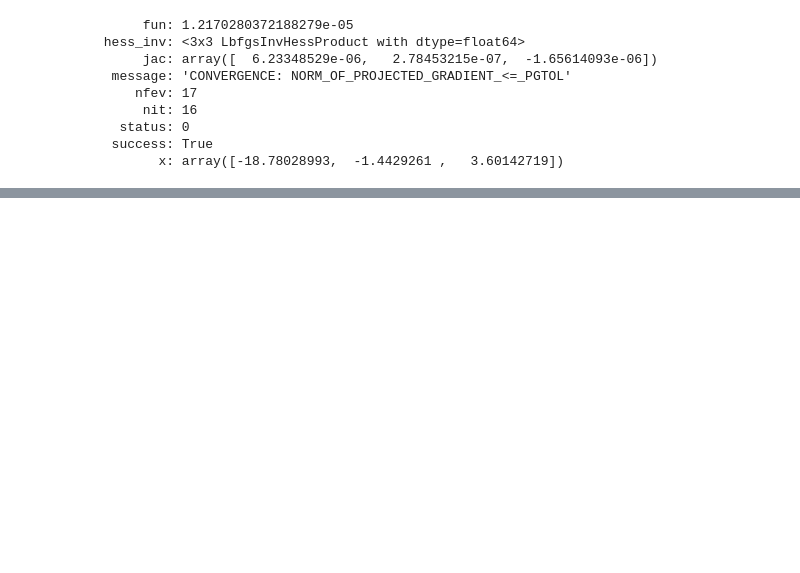
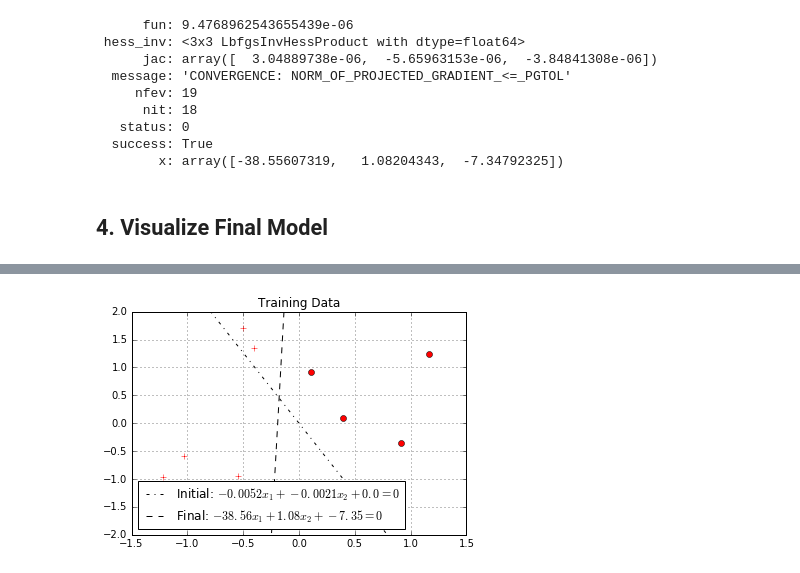
Before and after one commit to nyu-dl/Intro_to_ML_Lecture_Note, a Jupyter notebook: notebook/Logistic Regression 3.ipynb, the cells around one changed output, grey strips where cells are left out. Cells and saved outputs as stored; diff of their text form; code cells hidden in the pictures; blank space fills up the shorter version.

```diff
--- a/notebook/Logistic Regression 3.ipynb
+++ b/notebook/Logistic Regression 3.ipynb
@@ -62,33 +145,22 @@ def _logreg_dist(w, x, y, avg=False):
 w0 = 0.01 * numpy.random.randn(n_dim+1); w0[-1] = 0.
 w = numpy.copy(w0)
 
-res = scipy.optimize.minimize(_logreg_dist, w0, (x_tra, y_tra, True), method='L-BFGS-B', jac=True)
+trained_model = scipy.optimize.minimize(_logreg_dist, w0, (x_train, y_train, True), method='L-BFGS-B', jac=True)
 # %%
-print res
-w = res.x
+print trained_model
+w = trained_model.x
 # %% [output]
-      fun: 1.2170280372188279e-05
+      fun: 9.4768962543655439e-06
  hess_inv: <3x3 LbfgsInvHessProduct with dtype=float64>
-      jac: array([  6.23348529e-06,   2.78453215e-07,  -1.65614093e-06])
+      jac: array([  3.04889738e-06,  -5.65963153e-06,  -3.84841308e-06])
   message: 'CONVERGENCE: NORM_OF_PROJECTED_GRADIENT_<=_PGTOL'
-     nfev: 17
-      nit: 16
+     nfev: 19
+      nit: 18
    status: 0
   success: True
-        x: array([-18.78028993,  -1.4429261 ,   3.60142719])
+        x: array([-38.55607319,   1.08204343,  -7.34792325])
-# %%
-# visualize data
-def vis_data(x, y = None, c='r'):
-    if y is None:
-        y = [None] * len(x)
-    plot.hold('on')
-    for x_, y_ in zip(x, y):
-        if y_ is None:
-            plot.plot(x_[0], x_[1], 'o', markerfacecolor='none', markeredgecolor=c)
-        else:
-            plot.plot(x_[0], x_[1], c+'o' if y_ == 0 else c+'+')
-    plot.hold('off')
-    plot.grid('on')
+# %% [markdown]
+## 4. Visualize Final Model
 # %%
 def vis_hyperplane(w, typ='k--'):
     plot.hold('on')
@@ -111,8 +183,8 @@ def vis_hyperplane(w, typ='k--'):
 # %%
 plot.figure()
 
-vis_data(x_tra, y_tra, c='r')
-vis_data(x_tes, y_tes, c='b')
+vis_data(x_train, y_train, c='r', title = 'Training Data')
+#vis_data(x_test, y_test, c='b')
 
 plt0 = vis_hyperplane(w0, 'k-.')
 plt1 = vis_hyperplane(w, 'k--')
@@ -127,0 +198 @@ plot.show()
+[figure, added]
```
Also changed, not shown: parts of 23 cells of this notebook.
